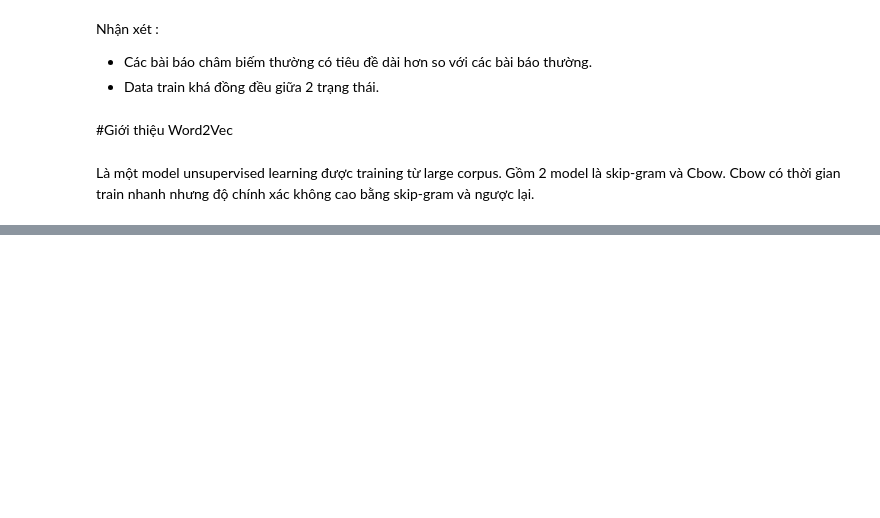
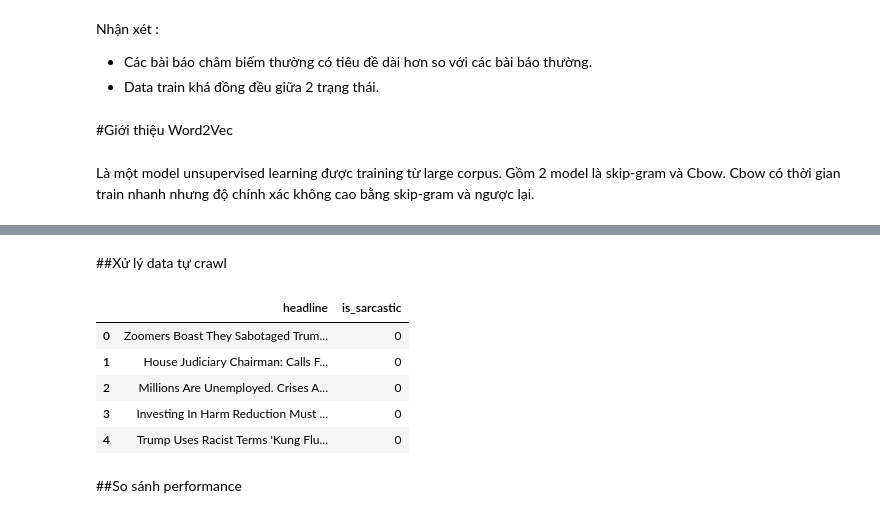
Before and after one commit to TrinhTruongAI/CS114.K21, a Jupyter notebook: DetectingSarcasm_Embeddings.ipynb, the cells around one changed output, grey strips where cells are left out. Saved outputs shown, nothing was run; the diff lists cells and outputs as text; code cells hidden in the pictures; blank space fills up the shorter version.

```diff
--- a/DetectingSarcasm_Embeddings.ipynb
+++ b/DetectingSarcasm_Embeddings.ipynb
@@ -215,0 +343,30 @@ for i in data.headline.values:
+# %% [markdown]
+##Xử lý data tự crawl
+# %%
+file=open('/content/drive/My Drive/kaggle/CS114.K21/input/non_sarcasm.txt','r')
+data2=file.read()
+data2=data2.split('\n')
+nunn = []
+for t in data:
+  nunn.append(0)
+file=open('/content/drive/My Drive/kaggle/CS114.K21/input/is_sarcasm.txt','r')
+data1=file.read()
+data1=data1.split('\n')
+for t in data1:
+  nunn.append(1)
+  data2.append(t)
+s = pd.DataFrame(data2)
+
+d = {'headline': pd.Series(data2),
+     'is_sarcastic': pd.Series(nunn),
+   }
+da = pd.DataFrame(d)
+
+da.head()
+# %% [output]
+|  | headline | is_sarcastic |
+| 0 | Zoomers Boast They Sabotaged Trum... | 0 |
+| 1 | House Judiciary Chairman: Calls F... | 0 |
+| 2 | Millions Are Unemployed. Crises A... | 0 |
+| 3 | Investing In Harm Reduction Must ... | 0 |
+| 4 | Trump Uses Racist Terms 'Kung Flu... | 0 |
@@ -215,0 +380,2 @@ for i in data.headline.values:
+# %% [markdown]
+##So sánh performance
```
Also changed, not shown: parts of 37 cells of this notebook.
